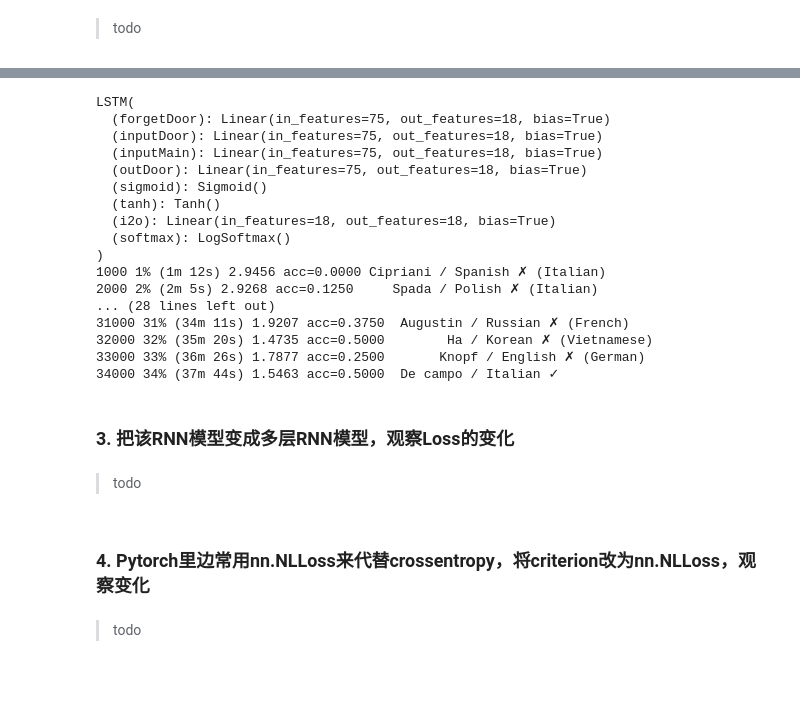
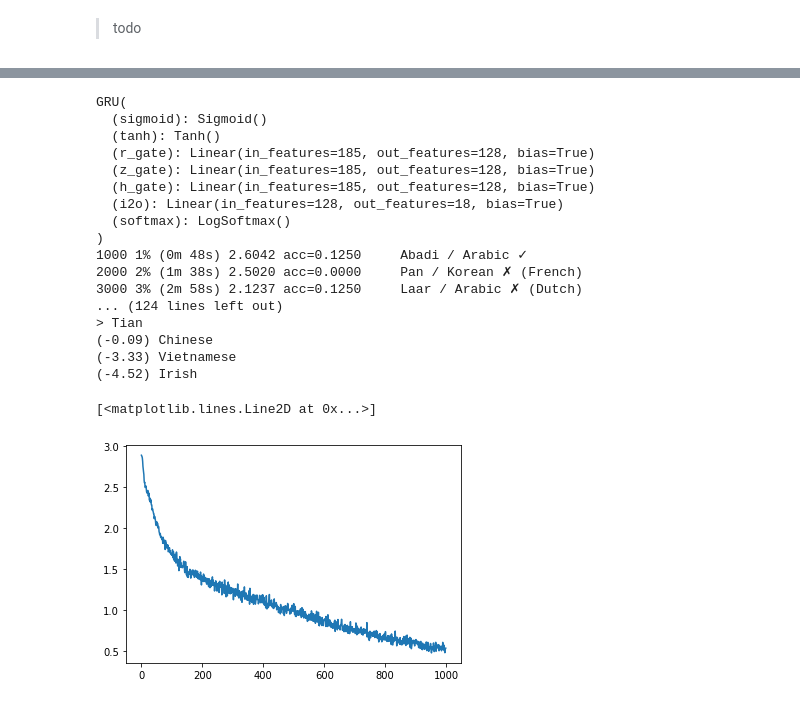
Before and after one commit to fuliufuliu/KKB_NLP_Study, a Jupyter notebook: Lesson7 RNN/assignment-07-rnn.ipynb, the cells around one changed output, grey strips where cells are left out. Cells and saved outputs as stored; diff of their text form; code cells hidden in the pictures.

```diff
--- a/Lesson7 RNN/assignment-07-rnn.ipynb
+++ b/Lesson7 RNN/assignment-07-rnn.ipynb
@@ -504,8 +504,9 @@ def categories_from_output(output):
     category_i_S = top_i.reshape(-1)
     return np.array([all_categories[category_i] for category_i in category_i_S]), category_i_S.cpu().data.numpy()
 
-def train_process(model, learning_rate, n_iters, print_every, plot_every, n_batch):
-    crossEntropyLoss = nn.CrossEntropyLoss()
+def train_process(model, learning_rate, n_iters, print_every, plot_every, n_batch,
+                  train_model_func = _train_model,
+                  lossObj = nn.CrossEntropyLoss()):
     optimizer = torch.optim.Adam(model.parameters(), lr=learning_rate)
 
     # Keep track of losses for plotting
@@ -516,7 +517,7 @@ def train_process(model, learning_rate, n_iters, print_every, plot_every, n_batc
 
     for iter in range(1, n_iters + 1):
         categories, lines, categories_tensor, lines_tensor = sample_trainning(n_batch)
-        output, loss = _train_model(model, categories_tensor, lines_tensor, crossEntropyLoss, device, optimizer, n_batch)
+        output, loss = train_model_func(model, categories_tensor, lines_tensor, lossObj, device, optimizer, n_batch)
         current_loss += loss
 
         # Print iter number, loss, name and guess
@@ -543,13 +544,13 @@ def evaluate(model, line_tensor, n_batch):
 
     return output
 
-def predict(model, input_line, n_predictions=3):
+def predict(model, input_line, evaluate_func = evaluate, n_predictions=3):
     print('\n> %s' % input_line)
     model = model.cpu()
 
     model.eval()
     with torch.no_grad():
-        output = evaluate(model, line_to_tensor(input_line), 1)
+        output = evaluate_func(model, line_to_tensor(input_line), 1)
 
         # Get top N categories
         topv, topi = output.topk(n_predictions, 1)
@@ -561,14 +562,14 @@ def predict(model, input_line, n_predictions=3):
             print('(%.2f) %s' % (value, all_categories[category_index]))
             predictions.append([value, all_categories[category_index]])
 
-def get_train_acc(model):
+def get_train_acc(model, evaluate_func = evaluate):
     model.eval()
     all_correct_count = 0
     all_line_count = 0
     for category in all_categories:
         correct_count = 0
         for line in category_lines[category]:
-            output = evaluate(model, line_to_tensor(line), 1)
+            output = evaluate_func(model, line_to_tensor(line), 1)
             topv, topi = output.topk(1, 1)
             category_index = topi[0][0].item()
             if all_categories[category_index] == category :
@@ -811,50 +893,46 @@ model = LSTM(n_letters, n_categories)
+# %%
+model = torch.load("GRU")
 # %%
 print(model)
 model.train()
 model = model.to(device)
 # 超参数
 learning_rate = 0.0001 # If you set this too high, it might explode. If too low, it might not learn
-n_iters = 100000 # 这个数字你可以调大一些
+n_iters = 500000 # 这个数字你可以调大一些
 print_every = 1000
 plot_every = 100
 n_batch = 8
 # 训练
 model, all_losses = train_process(model, learning_rate, n_iters, print_every, plot_every, n_batch)
-torch.save(model, "LSTM")
+torch.save(model, "GRU")
 # 评估
 print("评估")
 predict(model, 'Dovesky')
 predict(model, 'Jackson')
 predict(model, 'Satoshi')
 predict(model, 'Liu')
 predict(model, 'Sun')
 predict(model, 'Tian')
 plt.plot(all_losses)
 # %% [output]
-LSTM(
-  (forgetDoor): Linear(in_features=75, out_features=18, bias=True)
-  (inputDoor): Linear(in_features=75, out_features=18, bias=True)
-  (inputMain): Linear(in_features=75, out_features=18, bias=True)
-  (outDoor): Linear(in_features=75, out_features=18, bias=True)
+GRU(
   (sigmoid): Sigmoid()
   (tanh): Tanh()
-  (i2o): Linear(in_features=18, out_features=18, bias=True)
+  (r_gate): Linear(in_features=185, out_features=128, bias=True)
+  (z_gate): Linear(in_features=185, out_features=128, bias=True)
+  (h_gate): Linear(in_features=185, out_features=128, bias=True)
+  (i2o): Linear(in_features=128, out_features=18, bias=True)
   (softmax): LogSoftmax()
 )
-1000 1% (1m 12s) 2.9456 acc=0.0000 Cipriani / Spanish ✗ (Italian)
-2000 2% (2m 5s) 2.9268 acc=0.1250     Spada / Polish ✗ (Italian)
-... (28 lines left out)
-31000 31% (34m 11s) 1.9207 acc=0.3750  Augustin / Russian ✗ (French)
-32000 32% (35m 20s) 1.4735 acc=0.5000        Ha / Korean ✗ (Vietnamese)
-33000 33% (36m 26s) 1.7877 acc=0.2500       Knopf / English ✗ (German)
-34000 34% (37m 44s) 1.5463 acc=0.5000  De campo / Italian ✓
+1000 1% (0m 48s) 2.6042 acc=0.1250     Abadi / Arabic ✓
+2000 2% (1m 38s) 2.5020 acc=0.0000     Pan / Korean ✗ (French)
+3000 3% (2m 58s) 2.1237 acc=0.1250     Laar / Arabic ✗ (Dutch)
+... (124 lines left out)
+> Tian
+(-0.09) Chinese
+(-3.33) Vietnamese
+(-4.52) Irish
+[<matplotlib.lines.Line2D at 0x...>]
+[figure, added]
 # %%
 get_train_acc(model)
-# %% [markdown]
-### 3. 把该RNN模型变成多层RNN模型，观察Loss的变化
-# %% [markdown]
-> todo
-# %% [markdown]
-### 4. Pytorch里边常用nn.NLLoss来代替crossentropy，将criterion改为nn.NLLoss，观察变化
-# %% [markdown]
-> todo
```
Also changed, not shown: parts of 13 cells of this notebook, 7 other files.
